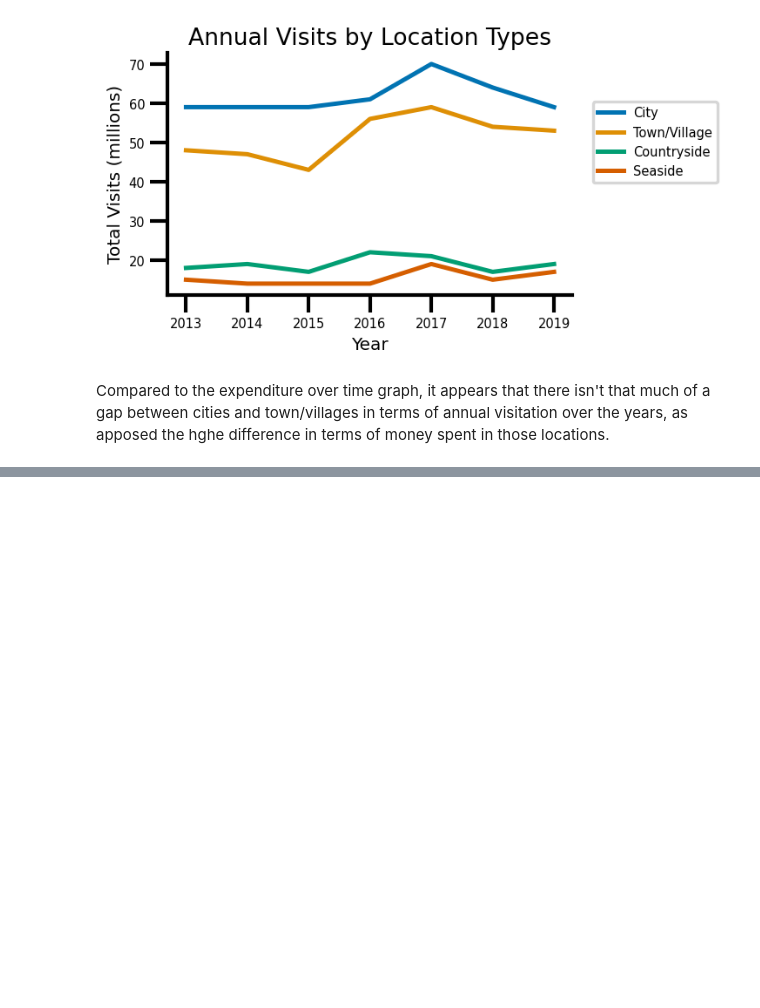
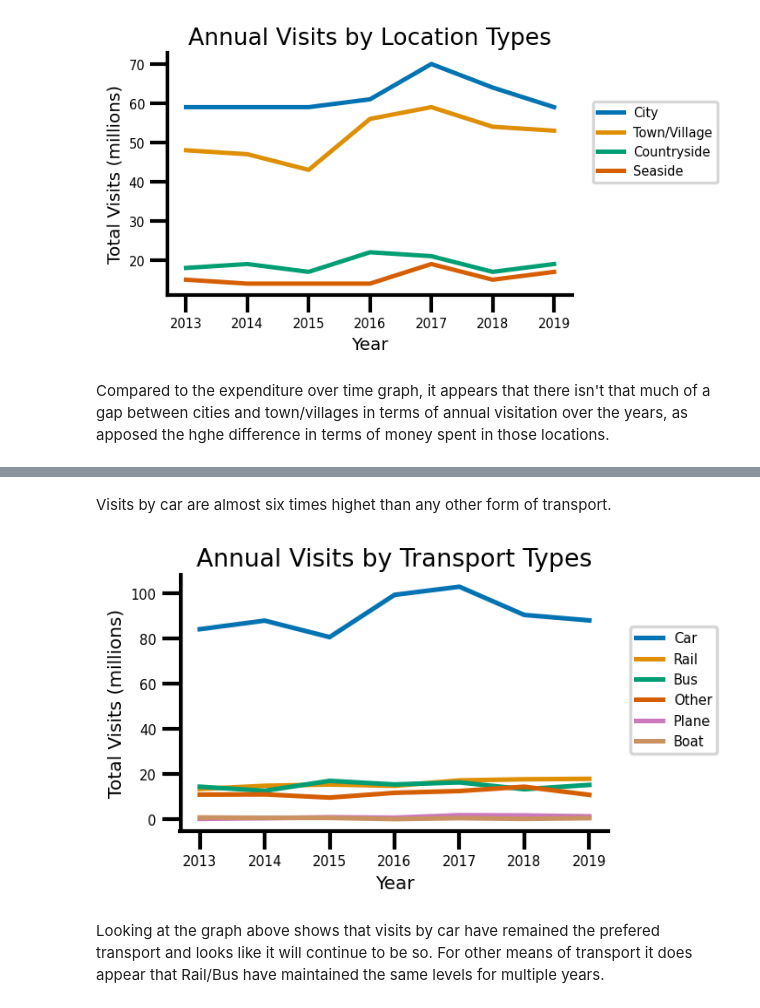
Before and after one commit to mjmarr/visit_scotland_final_project, a Jupyter notebook: Analysis.ipynb, the cells around one changed output, grey strips where cells are left out. Saved outputs shown, nothing was run; the diff lists cells and outputs as text; code cells hidden in the pictures; blank space fills up the shorter version.

```diff
--- a/Analysis.ipynb
+++ b/Analysis.ipynb
@@ -577,0 +607,13 @@ Compared to the expenditure over time graph, it appears that there isn't that mu
+# %% [markdown]
+Visits by car are almost six times highet than any other form of transport.
+# %%
+sns.lineplot(data=q5_transport_yearly, x='year', y='total_visits_per_year', hue='transport_type', palette='colorblind')
+sns.despine()
+plt.legend(bbox_to_anchor=(1.05, 0.8), loc='upper left', borderaxespad=0)
+plt.xlabel("Year", fontsize = 12)
+plt.ylabel("Total Visits (millions)" , fontsize = 12)
+plt.title('Annual Visits by Transport Types' , fontsize = 16);
+# %% [output]
+[figure, added]
+# %% [markdown]
+Looking at the graph above shows that visits by car have remained the prefered transport and looks like it will continue to be so. For other means of transport it does appear that Rail/Bus have maintained the same levels for multiple years.
```
Also changed, not shown: parts of 4 cells of this notebook.
